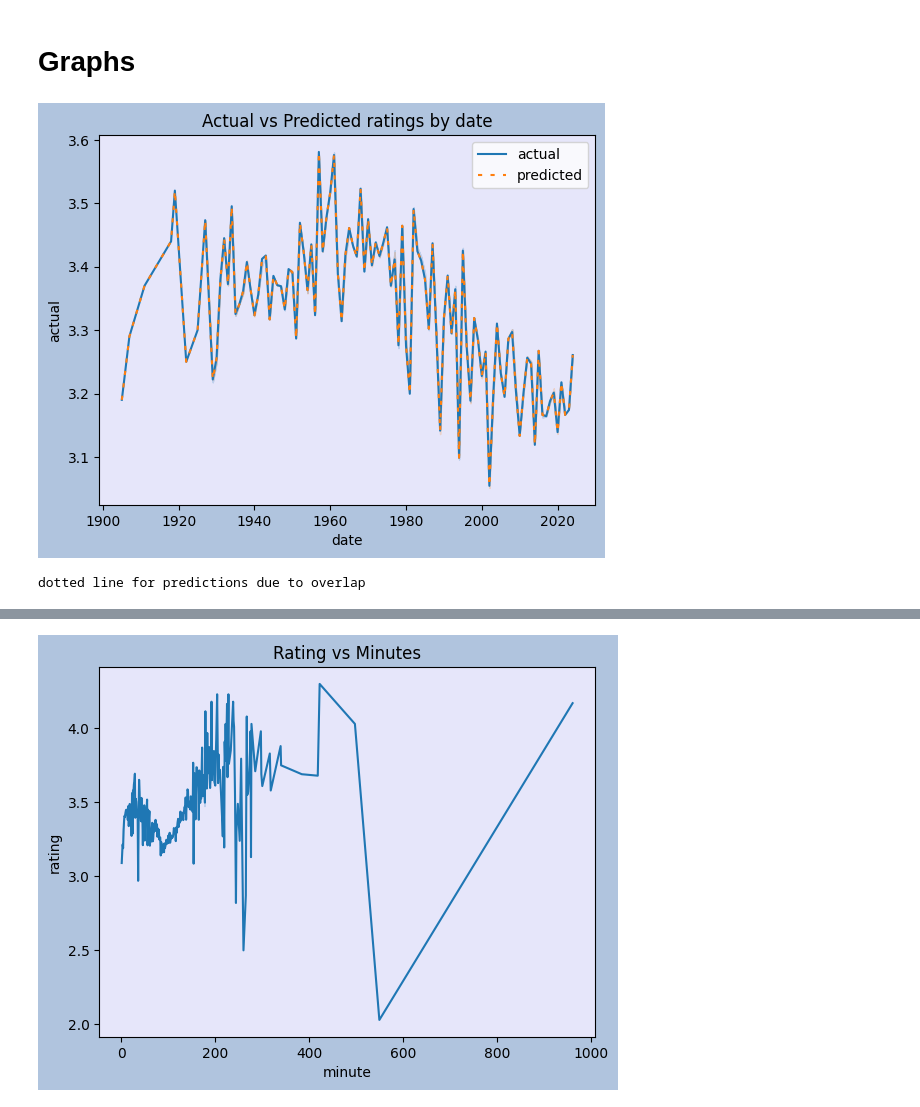
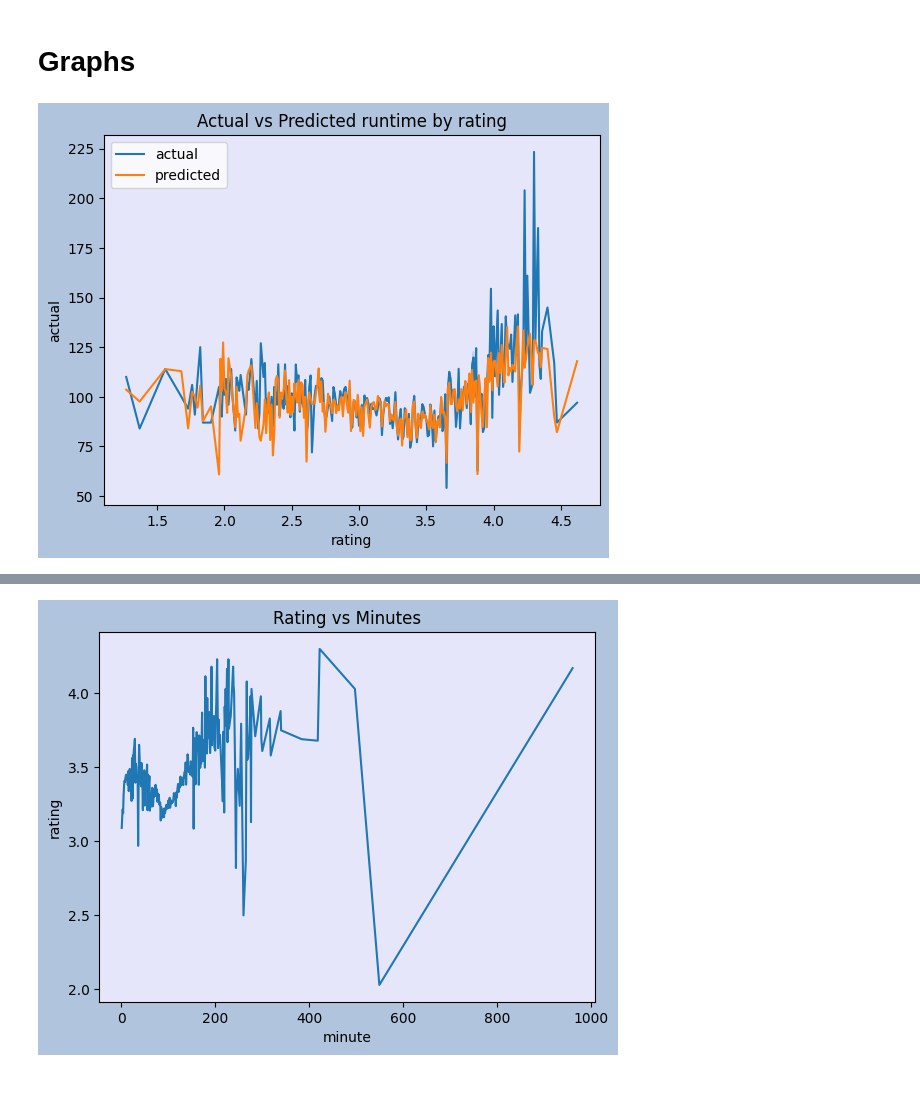
Before and after one commit to cstillma/MovieMining, a Jupyter notebook: Deliverables - Raw/Trend analysis, precursory work, Graphs.ipynb, the cells around one changed output, grey strips where cells are left out. Saved outputs shown, nothing was run; the diff lists cells and outputs as text; code cells hidden in the pictures.

```diff
--- a/Deliverables - Raw/Trend analysis, precursory work, Graphs.ipynb
+++ b/Deliverables - Raw/Trend analysis, precursory work, Graphs.ipynb
@@ -9,11 +9,11 @@ df = pd.read_csv(dat)
 from sklearn.linear_model import LinearRegression
 from sklearn.model_selection import train_test_split
 headers = list(df.columns)
-exc= ['id', 'relDate']
+exc= ['id', 'relDate', 'minute']
 print(headers)
 ind_var= [x for x in headers if x not in exc]
 print(ind_var)
-dep_var = ["rating"]
+dep_var = ["minute"]
 x = df[ind_var]
 y = df[dep_var]
 x_train, x_temp, y_train, y_temp = train_test_split(x, y, test_size=0.3, random_state=42)
@@ -33,7 +33,6 @@ pred = model.predict(x_test)
 print(pred)
 df_test =x_test
 df_test["predictions_linear"]=pred
-df_test["actual"]= y_test["rating"]
+df_test["actual"]= y_test["minute"]
 print(x_test['predictions_linear'])
-print(type(x_val))
 # %% [output]
@@ -91,14 +90,13 @@ def lift(actual, predicted):
 # %%
 import seaborn as sns
 import matplotlib.pyplot as plt
 plt.figure(facecolor='lightsteelblue')
 ax = plt.axes()
 ax.set_facecolor('lavender')
-sns.lineplot(data =df_test, x = 'date', y ='actual', label = 'actual', errorbar=('ci', 0))
-sns.lineplot(data =df_test, x = 'date', y ='predictions_linear', label = 'predicted', errorbar=('ci', 0), dashes=[2,4])
-plt.title("Actual vs Predicted ratings by date")
+sns.lineplot(data =df_test, x = 'rating', y ='actual', label = 'actual', errorbar=('ci', 0))
+sns.lineplot(data =df_test, x = 'rating', y ='predictions_linear', label = 'predicted', errorbar=('ci', 0))
+plt.title("Actual vs Predicted runtime by rating")
+plt.ylabel = "Minutes"
 plt.show()
-print("dotted line for predictions due to overlap")
 # %% [output]
-[figure, old version]
+[figure, new version]
-dotted line for predictions due to overlap
```
Also changed, not shown: parts of 6 cells of this notebook.
